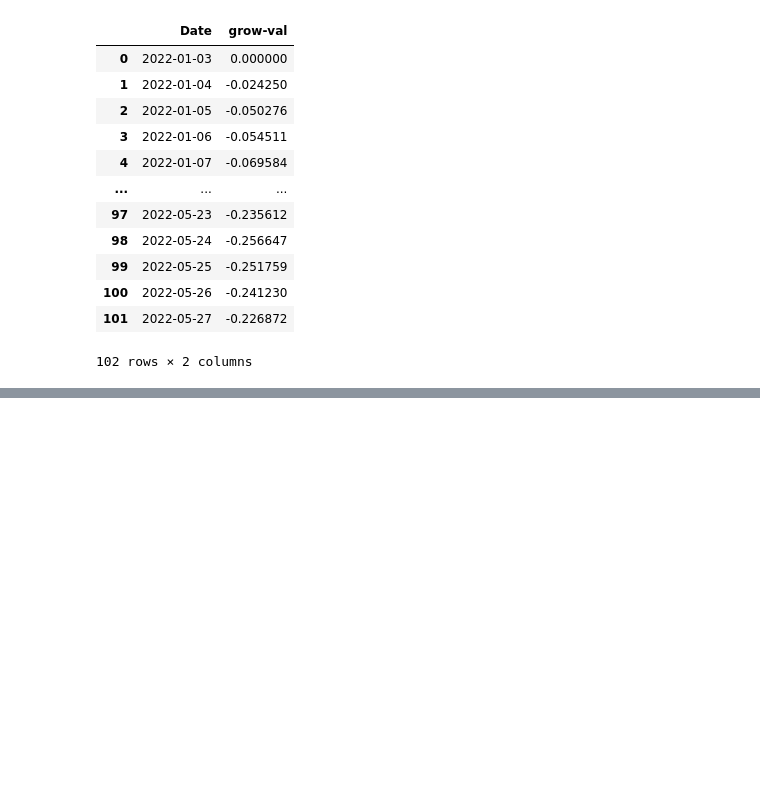
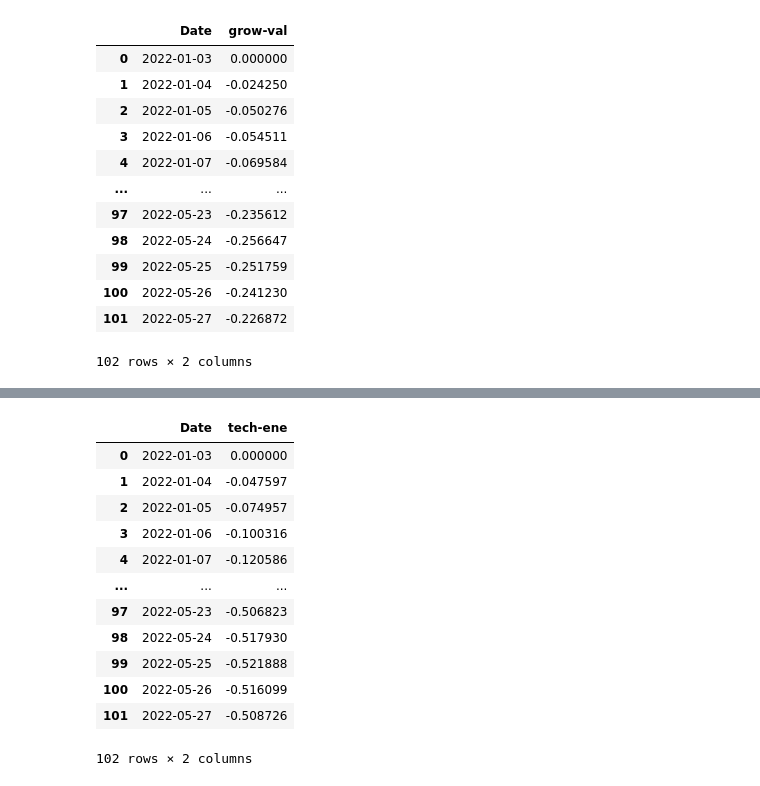
Before and after one commit to KatrinaJames/ci, a Jupyter notebook: analysis/fetch_canadian_data.ipynb, the cells around one changed output, grey strips where cells are left out. Saved outputs shown, nothing was run; the diff lists cells and outputs as text; code cells hidden in the pictures; blank space fills up the shorter version.

```diff
--- a/analysis/fetch_canadian_data.ipynb
+++ b/analysis/fetch_canadian_data.ipynb
@@ -324,0 +362,19 @@ app_data['grow_diff_df'] = grow_diff_df
+# %%
+sector_df['tech-ene'] = sector_df['VGT'] - sector_df['VDE']
+sector_diff_df = (sector_df['tech-ene'] + 1).cumprod() - 1
+sector_diff_df = sector_diff_df.reset_index()
+sector_diff_df
+# %% [output]
+|  | Date | tech-ene |
+| 0 | 2022-01-03 | 0.000000 |
+| 1 | 2022-01-04 | -0.047597 |
+| 2 | 2022-01-05 | -0.074957 |
+| 3 | 2022-01-06 | -0.100316 |
+| 4 | 2022-01-07 | -0.120586 |
+| ... | ... | ... |
+| 97 | 2022-05-23 | -0.506823 |
+| 98 | 2022-05-24 | -0.517930 |
+| 99 | 2022-05-25 | -0.521888 |
+| 100 | 2022-05-26 | -0.516099 |
+| 101 | 2022-05-27 | -0.508726 |
+102 rows × 2 columns
```
Also changed, not shown: parts of 3 cells of this notebook, 2 other files.
